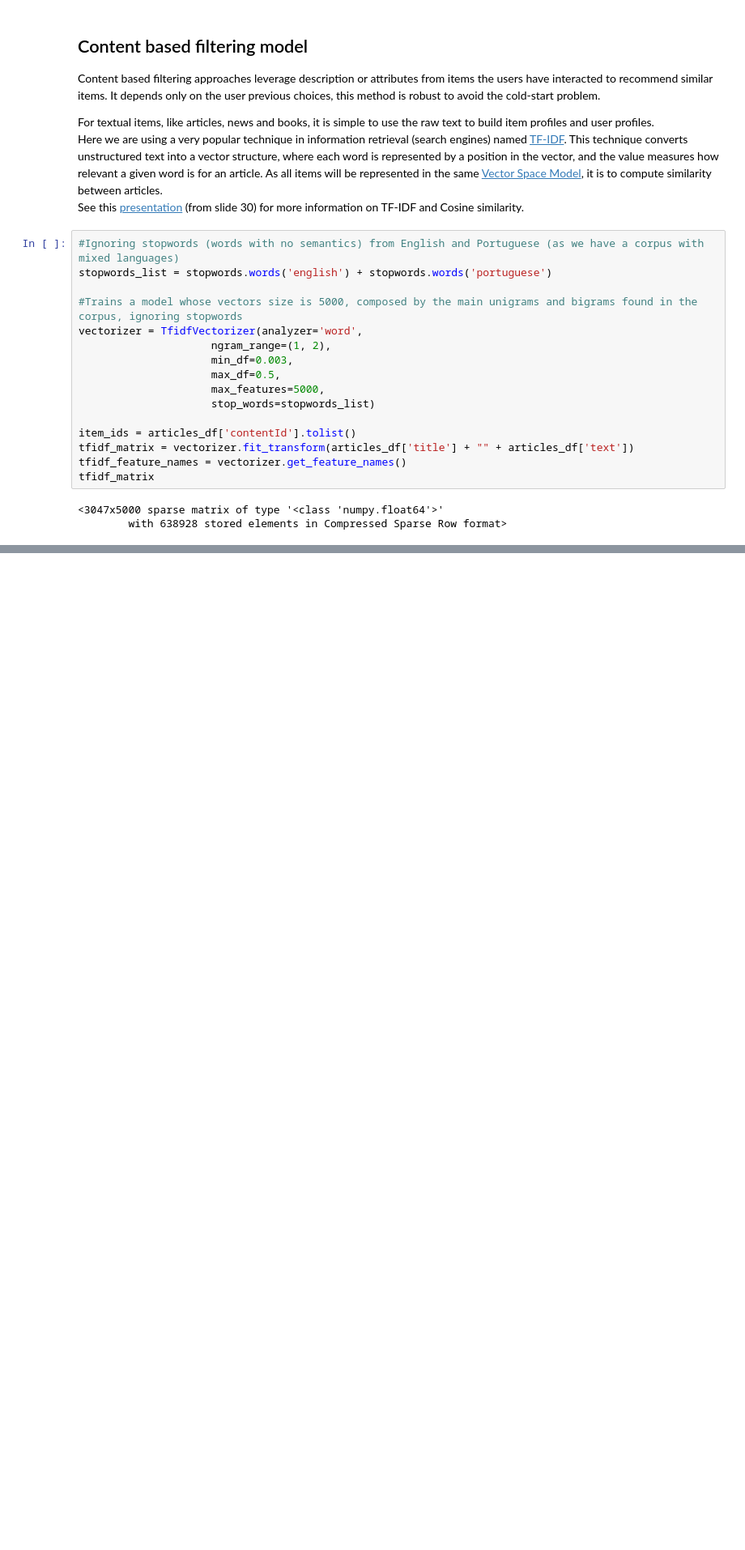
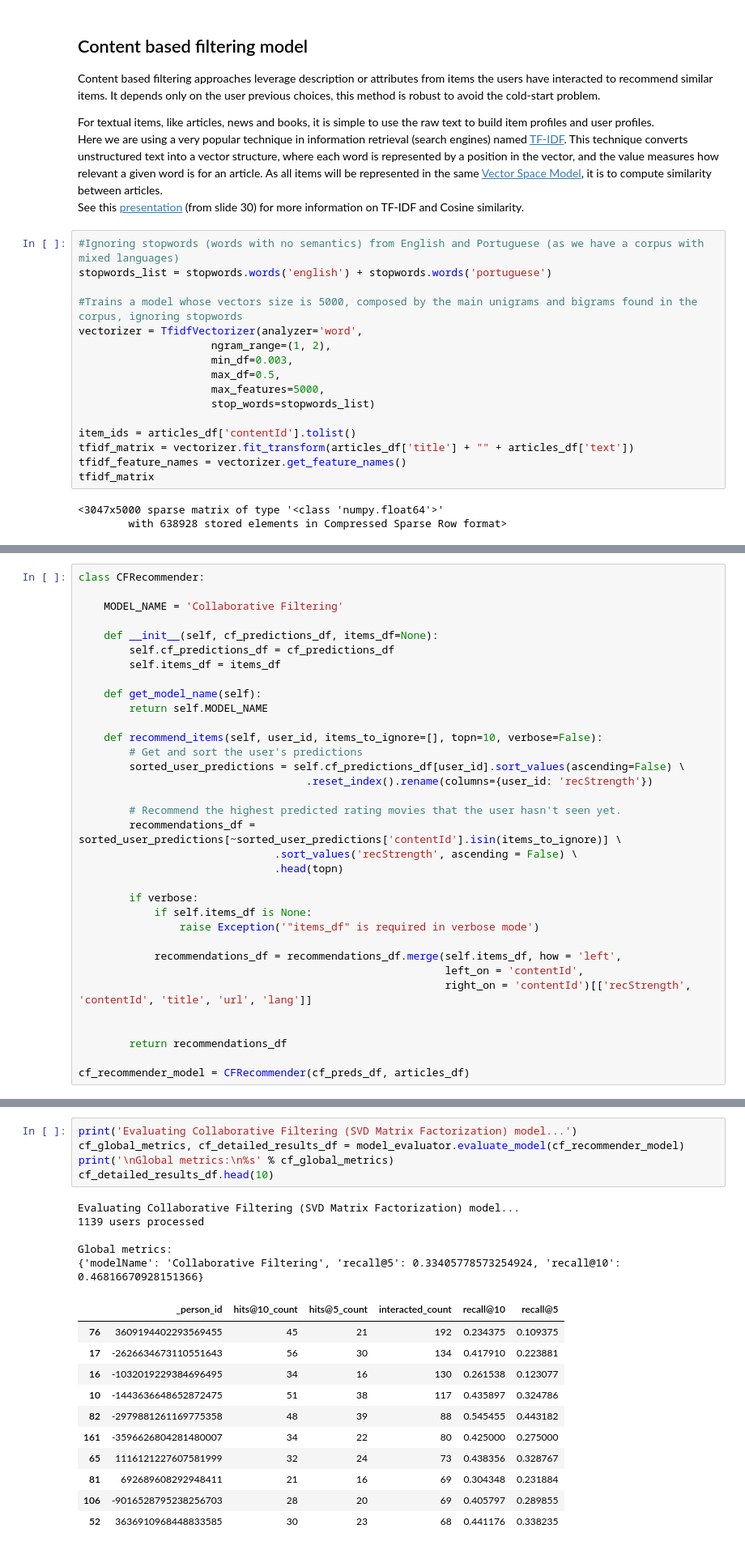
Before and after one commit to schen57/Python-recommender-101-, a Jupyter notebook: Recommender system 101.ipynb, the cells around one changed output, grey strips where cells are left out. Shown: that part at 81% size. Drawn from its saved outputs; the diff is of its cells as text; blank space fills up the shorter version.

```diff
--- a/Recommender system 101.ipynb
+++ b/Recommender system 101.ipynb
@@ -408,0 +652,34 @@ tfidf_matrix
+# %%
+class CFRecommender:
+
+    MODEL_NAME = 'Collaborative Filtering'
+
+    def __init__(self, cf_predictions_df, items_df=None):
+        self.cf_predictions_df = cf_predictions_df
+        self.items_df = items_df
+
+    def get_model_name(self):
+        return self.MODEL_NAME
+
+    def recommend_items(self, user_id, items_to_ignore=[], topn=10, verbose=False):
+        # Get and sort the user's predictions
+        sorted_user_predictions = self.cf_predictions_df[user_id].sort_values(ascending=False) \
+                                    .reset_index().rename(columns={user_id: 'recStrength'})
+
+        # Recommend the highest predicted rating movies that the user hasn't seen yet.
+        recommendations_df = sorted_user_predictions[~sorted_user_predictions['contentId'].isin(items_to_ignore)] \
+                               .sort_values('recStrength', ascending = False) \
+                               .head(topn)
+
+        if verbose:
+            if self.items_df is None:
+                raise Exception('"items_df" is required in verbose mode')
+
+            recommendations_df = recommendations_df.merge(self.items_df, how = 'left',
+                                                          left_on = 'contentId',
+                                                          right_on = 'contentId')[['recStrength', 'contentId', 'title', 'url', 'lang']]
+
+
+        return recommendations_df
+
+cf_recommender_model = CFRecommender(cf_preds_df, articles_df)
@@ -408,0 +689,22 @@ tfidf_matrix
+# %%
+print('Evaluating Collaborative Filtering (SVD Matrix Factorization) model...')
+cf_global_metrics, cf_detailed_results_df = model_evaluator.evaluate_model(cf_recommender_model)
+print('\nGlobal metrics:\n%s' % cf_global_metrics)
+cf_detailed_results_df.head(10)
+# %% [output]
+Evaluating Collaborative Filtering (SVD Matrix Factorization) model...
+1139 users processed
+
+Global metrics:
+{'modelName': 'Collaborative Filtering', 'recall@5': 0.33405778573254924, 'recall@10': 0.46816670928151366}
+|  | _person_id | hits@10_count | hits@5_count | interacted_count | recall@10 | recall@5 |
+| 76 | 3609194402293569455 | 45 | 21 | 192 | 0.234375 | 0.109375 |
+| 17 | -2626634673110551643 | 56 | 30 | 134 | 0.417910 | 0.223881 |
+| 16 | -1032019229384696495 | 34 | 16 | 130 | 0.261538 | 0.123077 |
+| 10 | -1443636648652872475 | 51 | 38 | 117 | 0.435897 | 0.324786 |
+| 82 | -2979881261169775358 | 48 | 39 | 88 | 0.545455 | 0.443182 |
+| 161 | -3596626804281480007 | 34 | 22 | 80 | 0.425000 | 0.275000 |
+| 65 | 1116121227607581999 | 32 | 24 | 73 | 0.438356 | 0.328767 |
+| 81 | 692689608292948411 | 21 | 16 | 69 | 0.304348 | 0.231884 |
+| 106 | -9016528795238256703 | 28 | 20 | 69 | 0.405797 | 0.289855 |
+| 52 | 3636910968448833585 | 30 | 23 | 68 | 0.441176 | 0.338235 |
```
Also changed, not shown: parts of 30 cells of this notebook.
